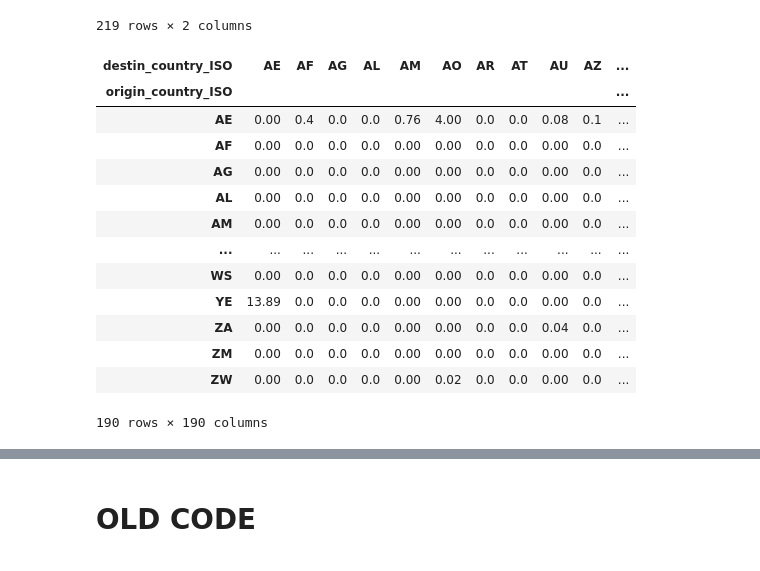
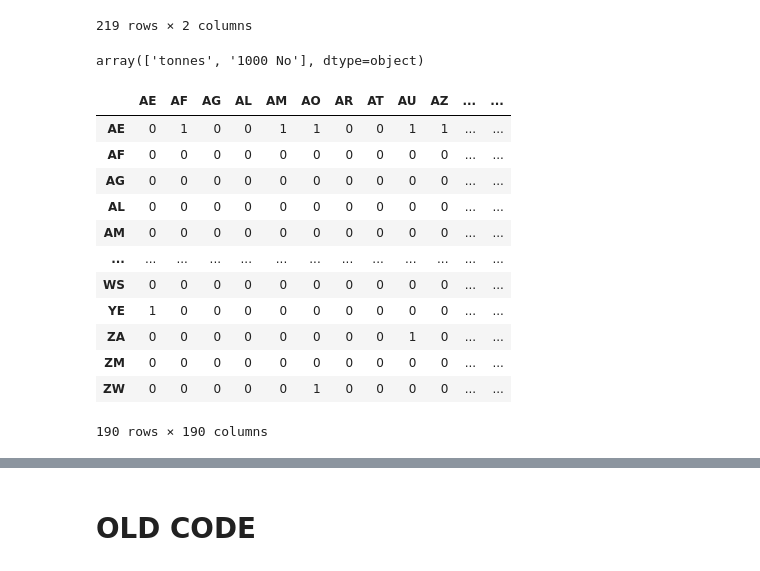
Before and after one commit to AFosch/Food_trade, a Jupyter notebook: Scripts/Cascade_failure.ipynb, the cells around one changed output, grey strips where cells are left out. Cells and saved outputs as stored; diff of their text form; code cells hidden in the pictures.

```diff
--- a/Scripts/Cascade_failure.ipynb
+++ b/Scripts/Cascade_failure.ipynb
@@ -40,7 +40,7 @@ def Trade_preferences (data_trade,unique_ISO):
 # Load data
 data_trade_og = pd.read_pickle('../Data/Data_trade_filt_production.pkl')
 data_prod_og = pd.read_pickle('../Data/Data_prod_filt_production.pkl')
-
+data_prod_og['unit'].replace({'t':'tonnes'},inplace=True)
 print(len(data_trade_og.item.unique()))
 
 #Extract list of all countries
@@ -64,10 +64,17 @@ countries_iso
 | 133261 | Zambia | ZM |
 | 21789 | Zimbabwe | ZW |
 219 rows × 2 columns
+# %%
+data_prod_og.unit.unique()
+# %% [output]
+array(['tonnes', '1000 No'], dtype=object)
 # %%
-# Take one product & year to work with:
-data_trade = data_trade_og.loc[(data_trade_og.item_code ==15) & (data_trade_og.year ==2019)].reset_index(drop=True)
-data_prod = data_prod_og.loc[(data_prod_og.item_code ==15) & (data_prod_og.year ==2019) ].reset_index(drop=True)
+# Take one product & year to work with: testing with wheat
+data_trade = data_trade_og.loc[(data_trade_og.item_code ==15) & (data_trade_og.year ==2019) &  (data_trade_og.unit =='tonnes') ].reset_index(drop=True)
+data_prod = data_prod_og.loc[(data_prod_og.item_code ==15) & (data_prod_og.year ==2019) & (data_prod_og.unit =='tonnes') ].reset_index(drop=True)
+
+data_trade['value'] = data_trade['value']#.round(0)
+data_prod['value'] = data_prod['value']#.round(0)
 
 data_prod = pd.merge(data_prod, countries_iso, left_on= 'area',right_on='country',how='left')
 data_prod
@@ -81,21 +88,23 @@ data_trade_filt = data_trade_filt.loc[data_trade_filt.value>0,:]
 # %%
 # Estimate preferences Trade
 W, df_trade_all = Trade_preferences(data_trade_filt, unique_ISO)
 df_trade_all
+
+Adj = 1*(W>0)
+Adj
 # %% [output]
-| destin_country_ISO | AE | AF | AG | AL | AM | AO | AR | AT | AU | AZ | ... |
-| origin_country_ISO |  |  |  |  |  |  |  |  |  |  | ... |
-| AE | 0.00 | 0.4 | 0.0 | 0.0 | 0.76 | 4.00 | 0.0 | 0.0 | 0.08 | 0.1 | ... |
-| AF | 0.00 | 0.0 | 0.0 | 0.0 | 0.00 | 0.00 | 0.0 | 0.0 | 0.00 | 0.0 | ... |
-| AG | 0.00 | 0.0 | 0.0 | 0.0 | 0.00 | 0.00 | 0.0 | 0.0 | 0.00 | 0.0 | ... |
-| AL | 0.00 | 0.0 | 0.0 | 0.0 | 0.00 | 0.00 | 0.0 | 0.0 | 0.00 | 0.0 | ... |
-| AM | 0.00 | 0.0 | 0.0 | 0.0 | 0.00 | 0.00 | 0.0 | 0.0 | 0.00 | 0.0 | ... |
-| ... | ... | ... | ... | ... | ... | ... | ... | ... | ... | ... | ... |
-| WS | 0.00 | 0.0 | 0.0 | 0.0 | 0.00 | 0.00 | 0.0 | 0.0 | 0.00 | 0.0 | ... |
-| YE | 13.89 | 0.0 | 0.0 | 0.0 | 0.00 | 0.00 | 0.0 | 0.0 | 0.00 | 0.0 | ... |
-| ZA | 0.00 | 0.0 | 0.0 | 0.0 | 0.00 | 0.00 | 0.0 | 0.0 | 0.04 | 0.0 | ... |
-| ZM | 0.00 | 0.0 | 0.0 | 0.0 | 0.00 | 0.00 | 0.0 | 0.0 | 0.00 | 0.0 | ... |
-| ZW | 0.00 | 0.0 | 0.0 | 0.0 | 0.00 | 0.02 | 0.0 | 0.0 | 0.00 | 0.0 | ... |
+|  | AE | AF | AG | AL | AM | AO | AR | AT | AU | AZ | ... | ... |
+| AE | 0 | 1 | 0 | 0 | 1 | 1 | 0 | 0 | 1 | 1 | ... | ... |
+| AF | 0 | 0 | 0 | 0 | 0 | 0 | 0 | 0 | 0 | 0 | ... | ... |
+| AG | 0 | 0 | 0 | 0 | 0 | 0 | 0 | 0 | 0 | 0 | ... | ... |
+| AL | 0 | 0 | 0 | 0 | 0 | 0 | 0 | 0 | 0 | 0 | ... | ... |
+| AM | 0 | 0 | 0 | 0 | 0 | 0 | 0 | 0 | 0 | 0 | ... | ... |
+| ... | ... | ... | ... | ... | ... | ... | ... | ... | ... | ... | ... | ... |
+| WS | 0 | 0 | 0 | 0 | 0 | 0 | 0 | 0 | 0 | 0 | ... | ... |
+| YE | 1 | 0 | 0 | 0 | 0 | 0 | 0 | 0 | 0 | 0 | ... | ... |
+| ZA | 0 | 0 | 0 | 0 | 0 | 0 | 0 | 0 | 1 | 0 | ... | ... |
+| ZM | 0 | 0 | 0 | 0 | 0 | 0 | 0 | 0 | 0 | 0 | ... | ... |
+| ZW | 0 | 0 | 0 | 0 | 0 | 1 | 0 | 0 | 0 | 0 | ... | ... |
 190 rows × 190 columns
 # %%
 
```
Also changed, not shown: parts of 24 cells of this notebook.
